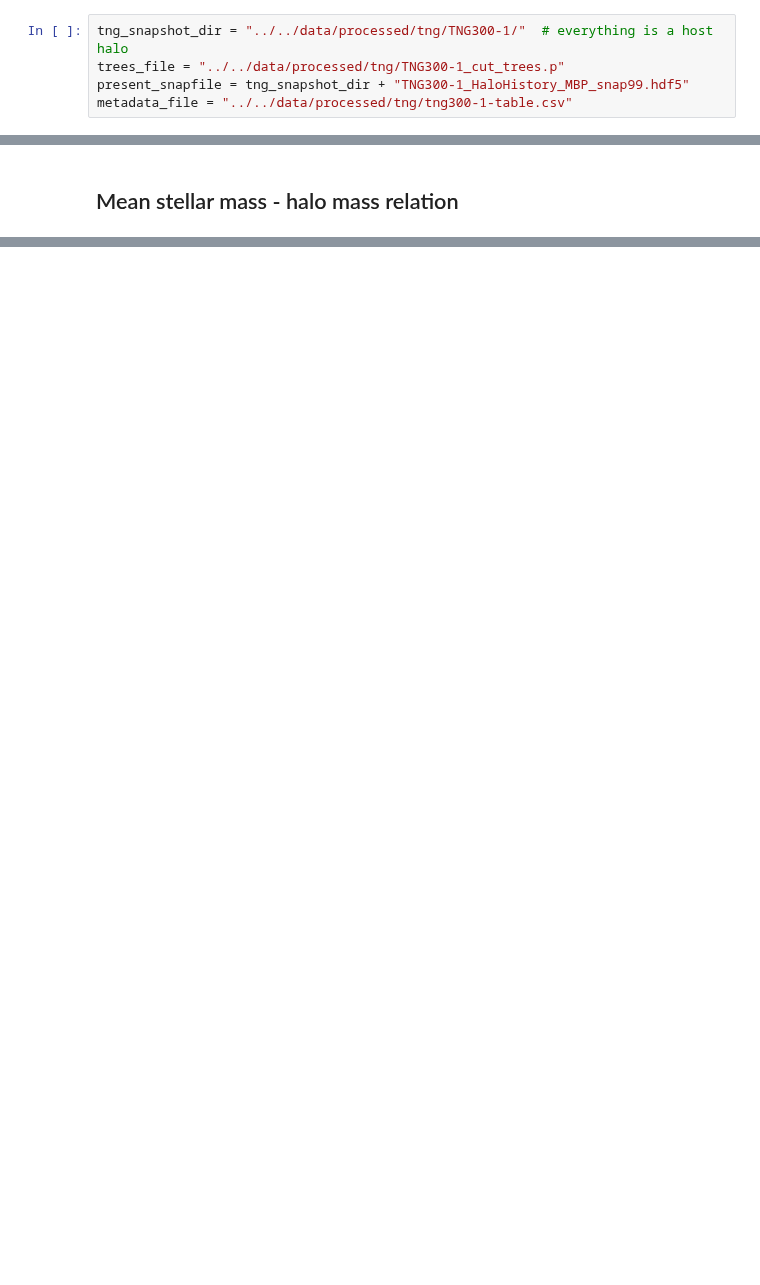
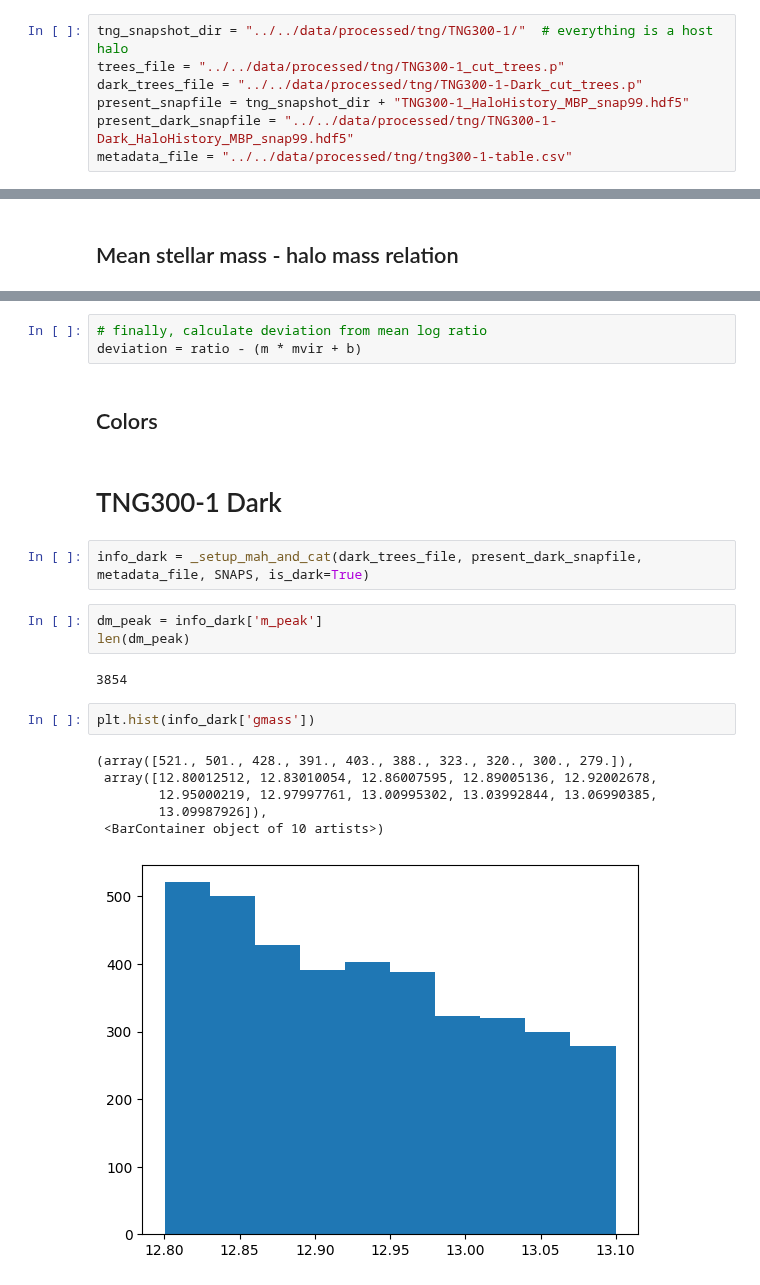
Before and after one commit to ismael-mendoza/nbody-relaxed, a Jupyter notebook: notebooks/wip/tng1.ipynb, the cells around one changed output, grey strips where cells are left out. Cells and saved outputs as stored; diff of their text form; blank space fills up the shorter version.

```diff
--- a/notebooks/wip/tng1.ipynb
+++ b/notebooks/wip/tng1.ipynb
@@ -16,7 +16,9 @@ import matplotlib.pyplot as plt
 # %%
 tng_snapshot_dir = "../../data/processed/tng/TNG300-1/"  # everything is a host halo
 trees_file = "../../data/processed/tng/TNG300-1_cut_trees.p"
+dark_trees_file = "../../data/processed/tng/TNG300-1-Dark_cut_trees.p"
 present_snapfile = tng_snapshot_dir + "TNG300-1_HaloHistory_MBP_snap99.hdf5"
+present_dark_snapfile = "../../data/processed/tng/TNG300-1-Dark_HaloHistory_MBP_snap99.hdf5"
 metadata_file = "../../data/processed/tng/tng300-1-table.csv"
 # %%
 SNAPS = np.arange(0, 100, 1)
@@ -268,0 +267,23 @@ Name: Mstar_30pkpc, Length: 13643, dtype: float64
+# %%
+# finally, calculate deviation from mean log ratio
+deviation = ratio - (m * mvir + b)
+# %% [markdown]
+## Colors
+# %% [markdown]
+# TNG300-1 Dark
+# %%
+info_dark = _setup_mah_and_cat(dark_trees_file, present_dark_snapfile, metadata_file, SNAPS, is_dark=True)
+# %%
+dm_peak = info_dark['m_peak']
+len(dm_peak)
+# %% [output]
+3854
+# %%
+plt.hist(info_dark['gmass'])
+# %% [output]
+(array([521., 501., 428., 391., 403., 388., 323., 320., 300., 279.]),
+ array([12.80012512, 12.83010054, 12.86007595, 12.89005136, 12.92002678,
+        12.95000219, 12.97997761, 13.00995302, 13.03992844, 13.06990385,
+        13.09987926]),
+ <BarContainer object of 10 artists>)
+[figure, added]
```
Also changed, not shown: parts of 30 cells of this notebook.
